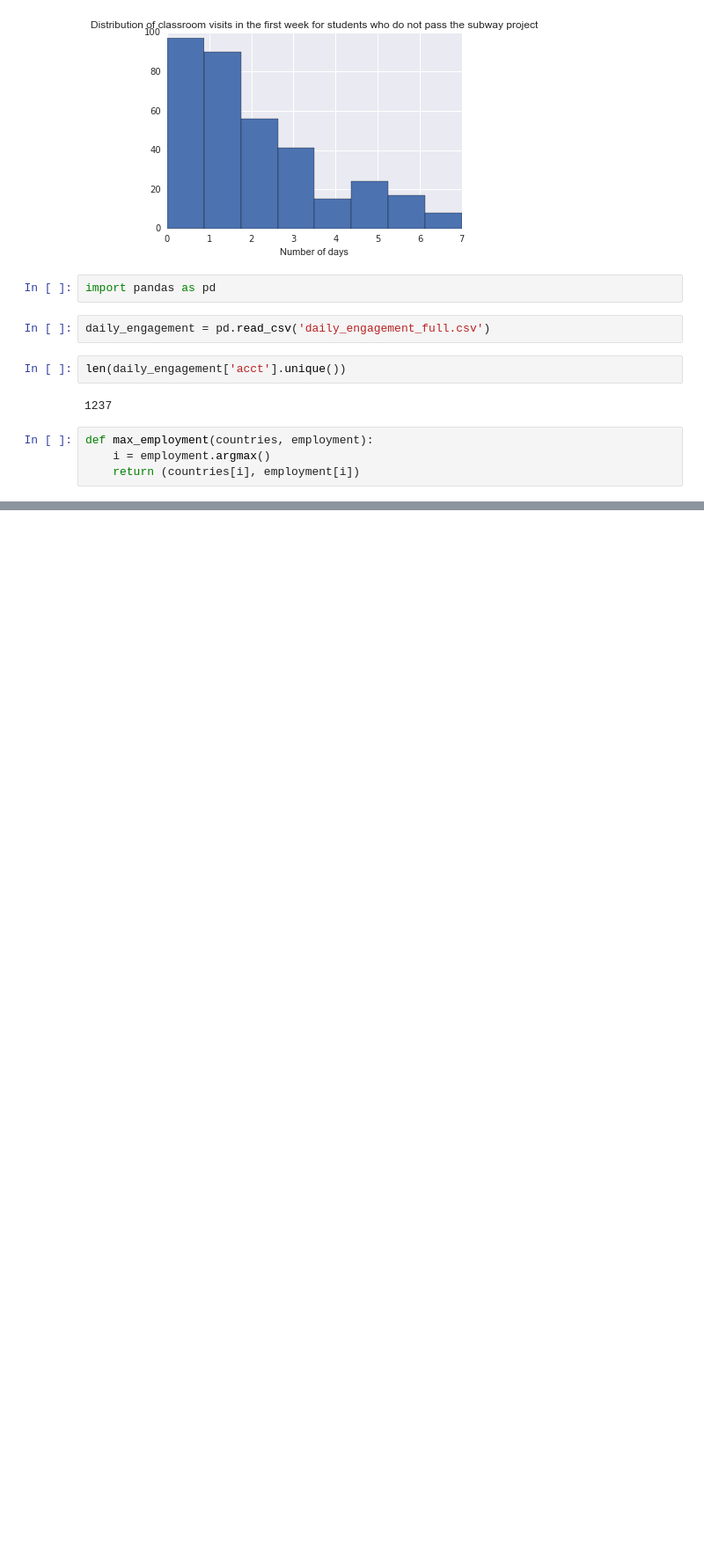
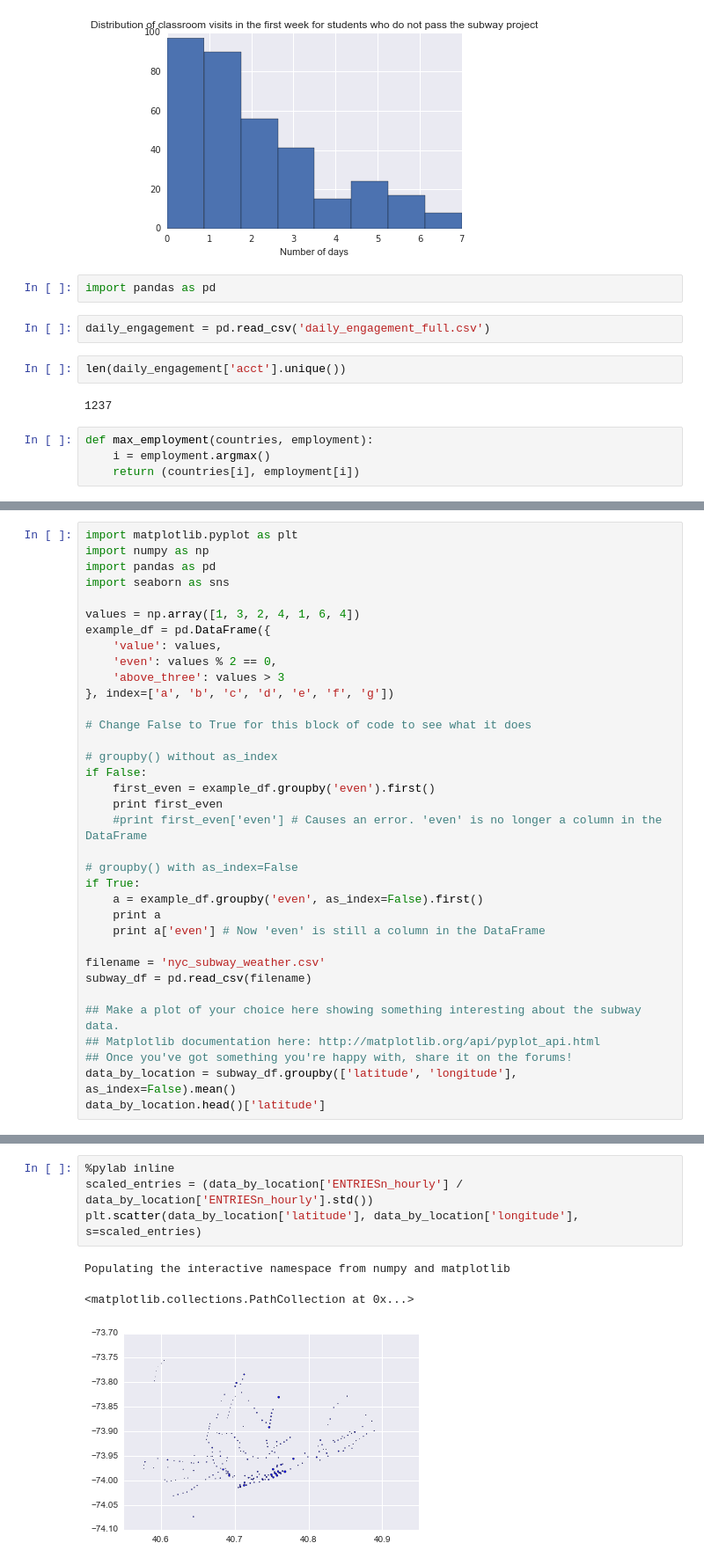
Before and after one commit to wuhao007/ud170, a Jupyter notebook: Lesson.ipynb, the cells around one changed output, grey strips where cells are left out. Shown at 88% size. Drawn from its saved outputs; the diff is of its cells as text; blank space fills up the shorter version.

```diff
--- a/Lesson.ipynb
+++ b/Lesson.ipynb
@@ -508,0 +672,35 @@ print correlation(entries, cum_entries)
+# %%
+import matplotlib.pyplot as plt
+import numpy as np
+import pandas as pd
+import seaborn as sns
+
+values = np.array([1, 3, 2, 4, 1, 6, 4])
+example_df = pd.DataFrame({
+    'value': values,
+    'even': values % 2 == 0,
+    'above_three': values > 3
+}, index=['a', 'b', 'c', 'd', 'e', 'f', 'g'])
+
+# Change False to True for this block of code to see what it does
+
+# groupby() without as_index
+if False:
+    first_even = example_df.groupby('even').first()
+    print first_even
+    #print first_even['even'] # Causes an error. 'even' is no longer a column in the DataFrame
+
+# groupby() with as_index=False
+if True:
+    a = example_df.groupby('even', as_index=False).first()
+    print a
+    print a['even'] # Now 'even' is still a column in the DataFrame
+
+filename = 'nyc_subway_weather.csv'
+subway_df = pd.read_csv(filename)
+
+## Make a plot of your choice here showing something interesting about the subway data.
+## Matplotlib documentation here: http://matplotlib.org/api/pyplot_api.html
+## Once you've got something you're happy with, share it on the forums!
+data_by_location = subway_df.groupby(['latitude', 'longitude'], as_index=False).mean()
+data_by_location.head()['latitude']
@@ -508,0 +720,8 @@ print correlation(entries, cum_entries)
+# %%
+%pylab inline
+scaled_entries = (data_by_location['ENTRIESn_hourly'] / data_by_location['ENTRIESn_hourly'].std())
+plt.scatter(data_by_location['latitude'], data_by_location['longitude'], s=scaled_entries)
+# %% [output]
+Populating the interactive namespace from numpy and matplotlib
+<matplotlib.collections.PathCollection at 0x...>
+[figure, added]
```
Also changed, not shown: parts of 6 cells of this notebook.
